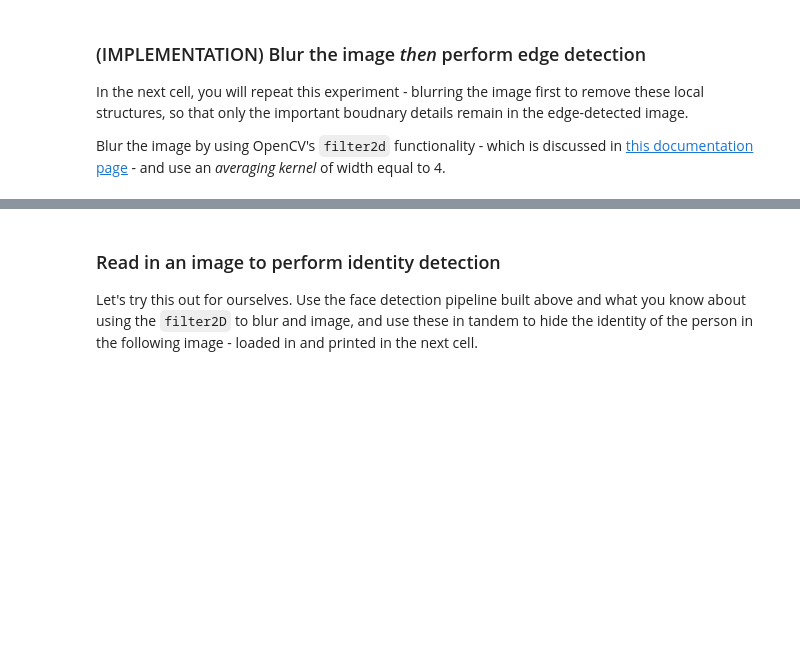
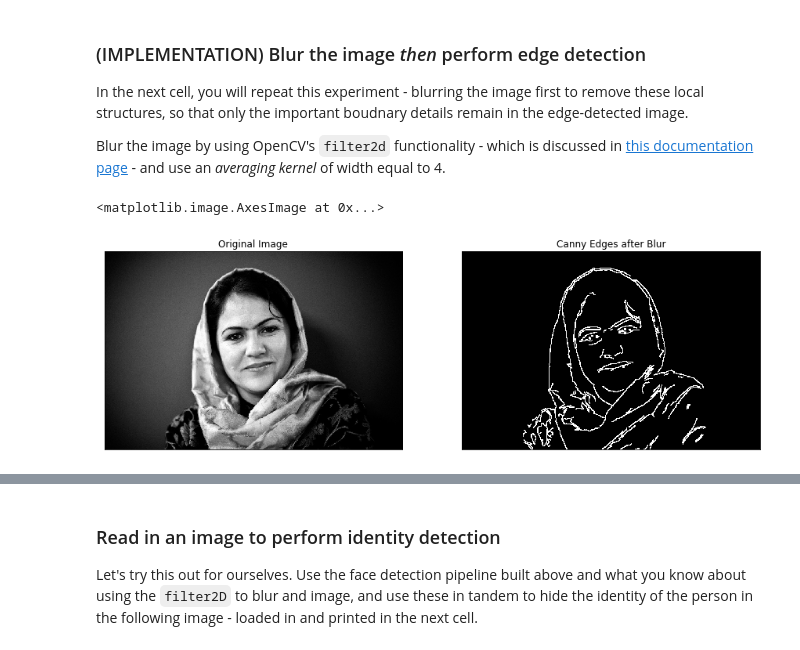
Before and after one commit to merocode-com/AIND-CV-FacialKeypoints, a Jupyter notebook: CV_project.ipynb, the cells around one changed output, grey strips where cells are left out. Cells and saved outputs as stored; diff of their text form; code cells hidden in the pictures; blank space fills up the shorter version.

Commit message:
Blur the image then perform edge detection

```diff
--- a/CV_project.ipynb
+++ b/CV_project.ipynb
@@ -531,3 +529,35 @@
+# %%
+### TODO: Blur the test imageusing OpenCV's filter2d functionality,
+# Use an averaging kernel, and a kernel width equal to 4
+kernel = np.ones((4,4), np.float32)/16
+gray_blur = cv2.filter2D(gray, -1, kernel)
+
+## TODO: Then perform Canny edge detection and display the output
+
+# Perform Canny edge detection
+edges = cv2.Canny(gray_blur,100,200)
+
+# Dilate the image to amplify edges
+edges = cv2.dilate(edges, None)
+
+# Plot the RGB and edge-detected image
+fig = plt.figure(figsize = (15,15))
+ax1 = fig.add_subplot(121)
+ax1.set_xticks([])
+ax1.set_yticks([])
+
+ax1.set_title('Original Image')
+ax1.imshow(image)
+
+ax2 = fig.add_subplot(122)
+ax2.set_xticks([])
+ax2.set_yticks([])
+
+ax2.set_title('Canny Edges after Blur')
+ax2.imshow(edges, cmap='gray')
+# %% [output]
+<matplotlib.image.AxesImage at 0x...>
+[figure, added]
 # %% [markdown]
 ---
 <a id='step4'></a>
```
Also changed, not shown: parts of 2 cells of this notebook.
